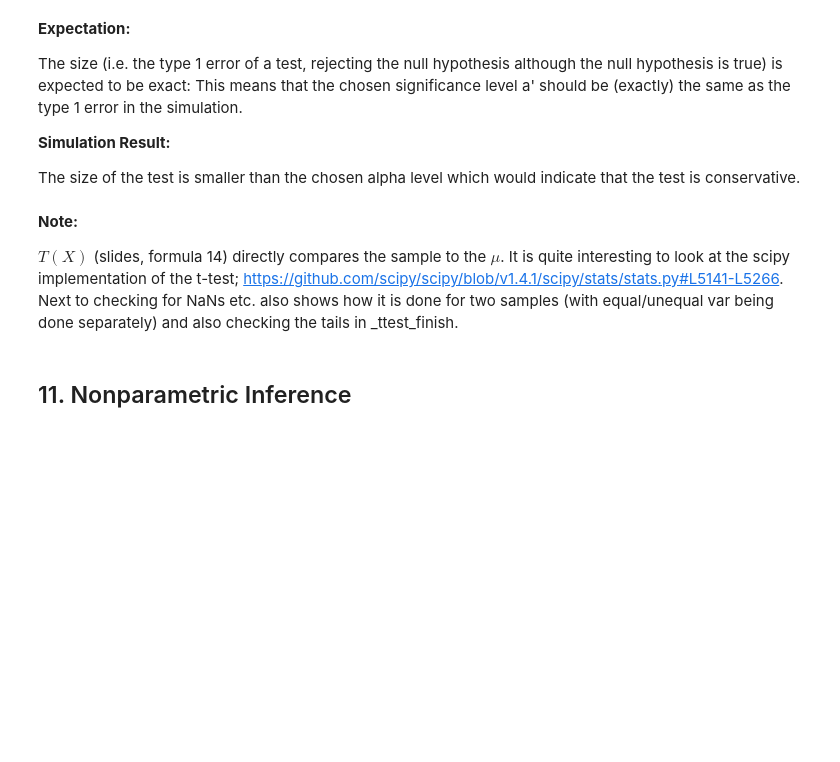
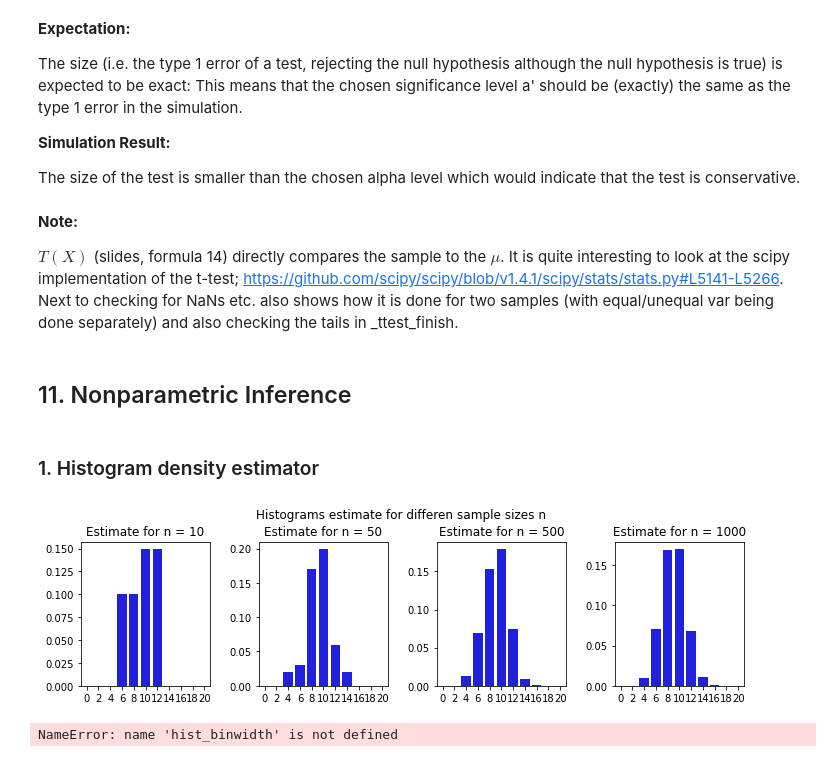
Before and after one commit to DorotheaMueller/statistics_assignments, a Jupyter notebook: ex_2.ipynb, the cells around one changed output. Saved outputs shown, nothing was run; the diff lists cells and outputs as text; code cells hidden in the pictures; blank space fills up the shorter version.

Commit message:
finish for different sample sizes

```diff
--- a/ex_2.ipynb
+++ b/ex_2.ipynb
@@ -787,3 +787,52 @@ else:
 res = _ttest_ind_from_stats(np.mean(a, axis), np.mean(b, axis), denom, df)
 # %% [markdown]
 ## 11. Nonparametric Inference
+# %% [markdown]
+### 1. Histogram density estimator
+# %%
+def histogram_density_estimator(from_min, to_max, binwidth, data):
+    """Return histogram density estimate with b."""
+
+    bins = np.arange(from_min, to_max, binwidth)
+    bin_ids = (sample - from_min)//binwidth
+
+    unique, n_per_bin = np.unique(bin_ids, return_counts=True)
+
+    counts = np.zeros(len(bins) + 1)
+    for u, c in zip(unique, n_per_bin):
+        counts[int(u)] = c
+
+    est = 1/binwidth * (counts/len(data))
+    return est
+# %%
+all_sample_sizes = [10, 50, 500, 1000]
+all_hist_binwidth = [10, 5, 2, 1]
+
+mu = 10
+var = 4
+hist_min = 0
+hist_max = 20
+# %%
+binwidth = 2
+
+fig, axs = plt.subplots(1, len(all_sample_sizes), figsize = (10, 3))
+for ax, sample_size in zip(axs, all_sample_sizes):
+    sample = np.random.normal(mu, np.sqrt(var), sample_size)
+    pdf = histogram_density_estimator(hist_min, hist_max, binwidth, sample)
+    bins = np.arange(hist_min, hist_max+1, binwidth)
+    sns.barplot(bins, pdf, ax = ax, color='blue')
+    ax.set_title(f"Estimate for n = {sample_size}")
+
+plt.tight_layout(rect=[0, 0.03, 1, 0.95])
+plt.suptitle("Histograms estimate for differen sample sizes n");
+# %% [output]
+[figure, added]
+# %%
+mu = 10
+var = 4
+hist_min = 0
+hist_max = 20
+sample = np.random.normal(mu, np.sqrt(var), sample_size)
+pdf = histogram_density_estimator(hist_min, hist_max, hist_binwidth, sample)
+# %% [output]
+NameError: name 'hist_binwidth' is not defined
```
Also changed, not shown: parts of 13 cells of this notebook.
